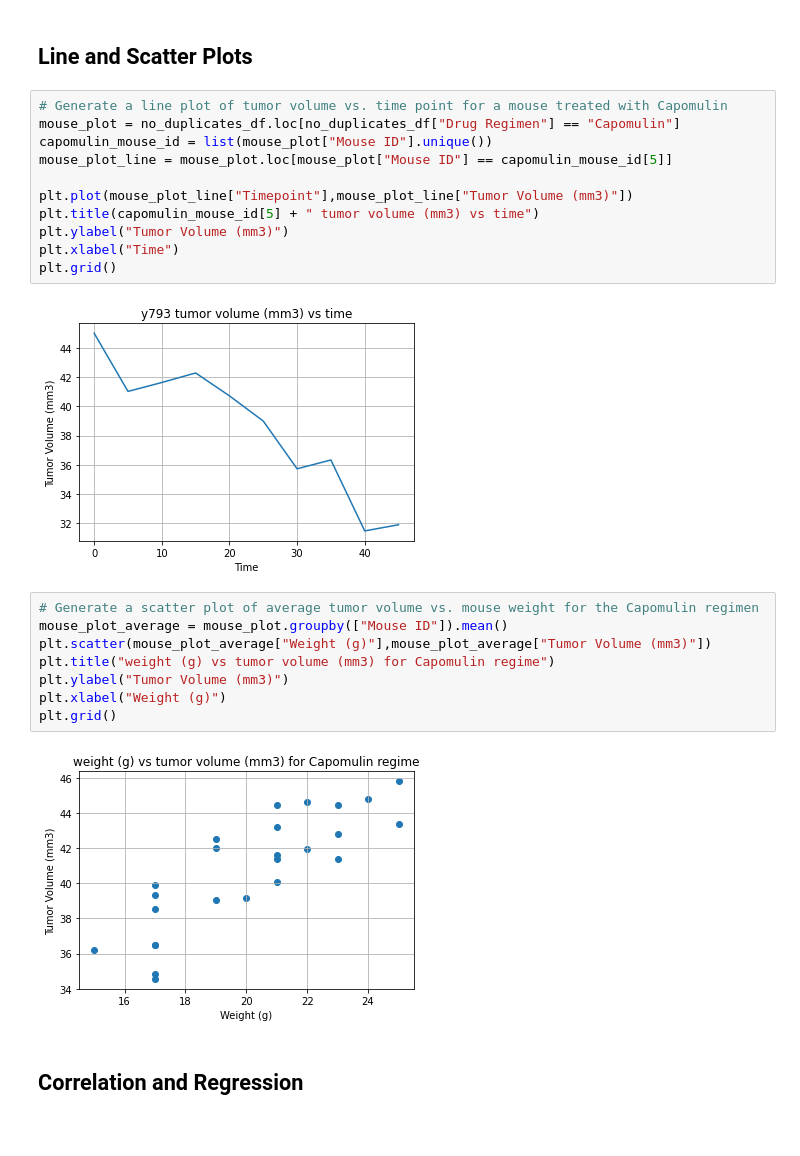
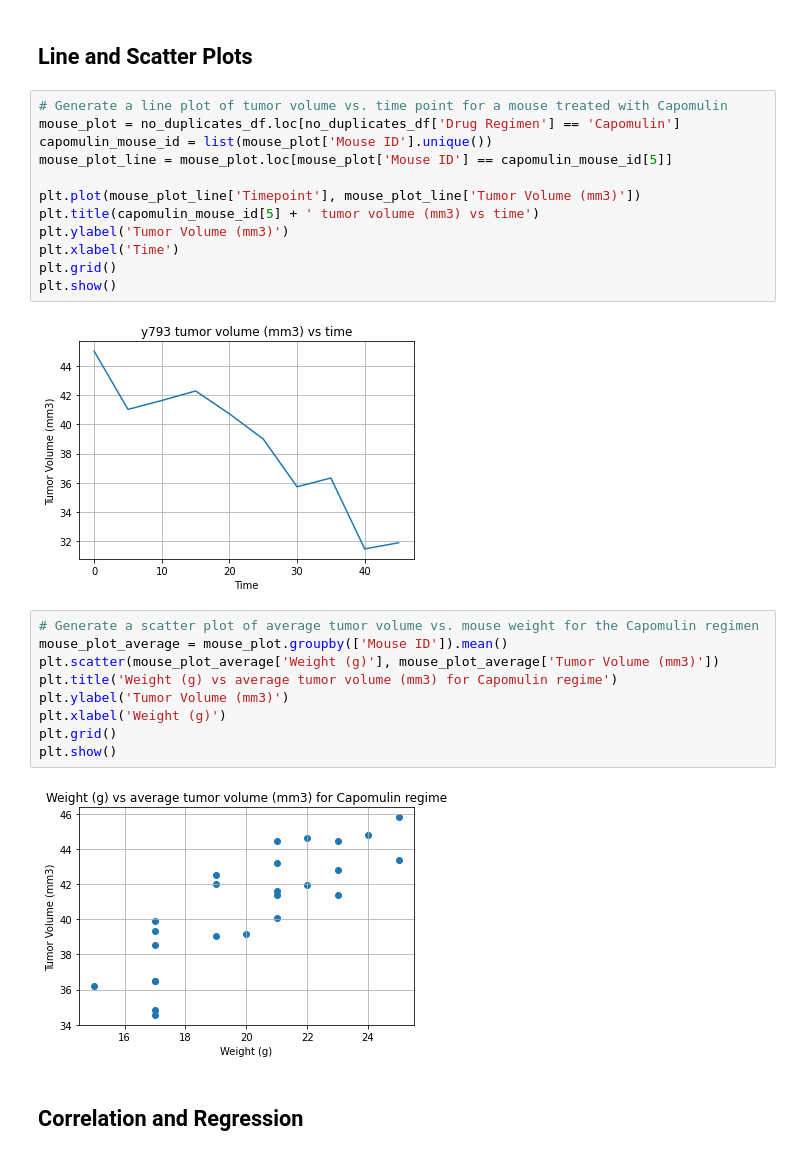
Before and after one commit to JaviPardox/Pharma-Mice-Analysis, a Jupyter notebook: Pymaceuticals/pymaceuticals_starter.ipynb, the cells around one changed output. Saved outputs shown, nothing was run; the diff lists cells and outputs as text.

```diff
--- a/Pymaceuticals/pymaceuticals_starter.ipynb
+++ b/Pymaceuticals/pymaceuticals_starter.ipynb
@@ -281,27 +254,29 @@ plt.show()
 ## Line and Scatter Plots
 # %%
 # Generate a line plot of tumor volume vs. time point for a mouse treated with Capomulin
-mouse_plot = no_duplicates_df.loc[no_duplicates_df["Drug Regimen"] == "Capomulin"]
-capomulin_mouse_id = list(mouse_plot["Mouse ID"].unique())
-mouse_plot_line = mouse_plot.loc[mouse_plot["Mouse ID"] == capomulin_mouse_id[5]]
+mouse_plot = no_duplicates_df.loc[no_duplicates_df['Drug Regimen'] == 'Capomulin']
+capomulin_mouse_id = list(mouse_plot['Mouse ID'].unique())
+mouse_plot_line = mouse_plot.loc[mouse_plot['Mouse ID'] == capomulin_mouse_id[5]]
 
-plt.plot(mouse_plot_line["Timepoint"],mouse_plot_line["Tumor Volume (mm3)"])
-plt.title(capomulin_mouse_id[5] + " tumor volume (mm3) vs time")
-plt.ylabel("Tumor Volume (mm3)")
-plt.xlabel("Time")
+plt.plot(mouse_plot_line['Timepoint'], mouse_plot_line['Tumor Volume (mm3)'])
+plt.title(capomulin_mouse_id[5] + ' tumor volume (mm3) vs time')
+plt.ylabel('Tumor Volume (mm3)')
+plt.xlabel('Time')
 plt.grid()
+plt.show()
 # %% [output]
 [figure]
 # %%
 # Generate a scatter plot of average tumor volume vs. mouse weight for the Capomulin regimen
-mouse_plot_average = mouse_plot.groupby(["Mouse ID"]).mean()
-plt.scatter(mouse_plot_average["Weight (g)"],mouse_plot_average["Tumor Volume (mm3)"])
-plt.title("weight (g) vs tumor volume (mm3) for Capomulin regime")
-plt.ylabel("Tumor Volume (mm3)")
-plt.xlabel("Weight (g)")
+mouse_plot_average = mouse_plot.groupby(['Mouse ID']).mean()
+plt.scatter(mouse_plot_average['Weight (g)'], mouse_plot_average['Tumor Volume (mm3)'])
+plt.title('Weight (g) vs average tumor volume (mm3) for Capomulin regime')
+plt.ylabel('Tumor Volume (mm3)')
+plt.xlabel('Weight (g)')
 plt.grid()
+plt.show()
 # %% [output]
-[figure, old version]
+[figure, new version]
 # %% [markdown]
 ## Correlation and Regression
 # %%
```
Also changed, not shown: parts of 14 cells of this notebook.
